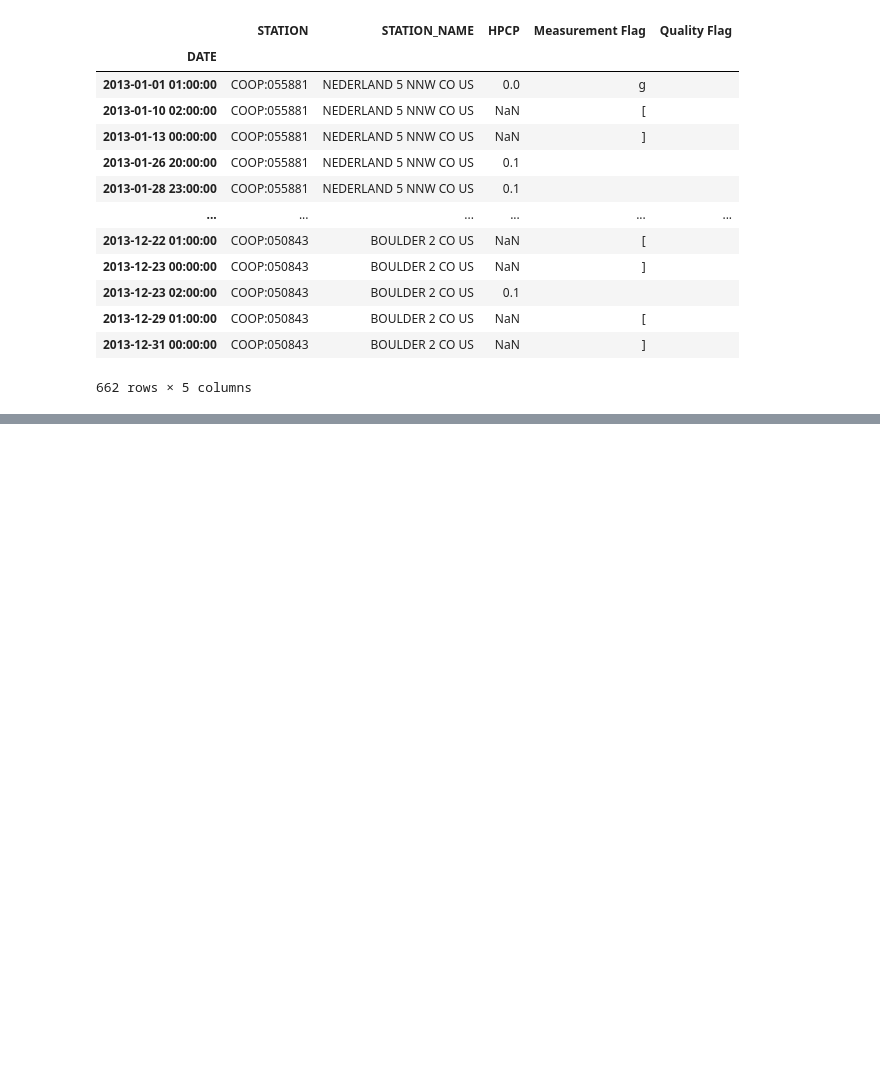
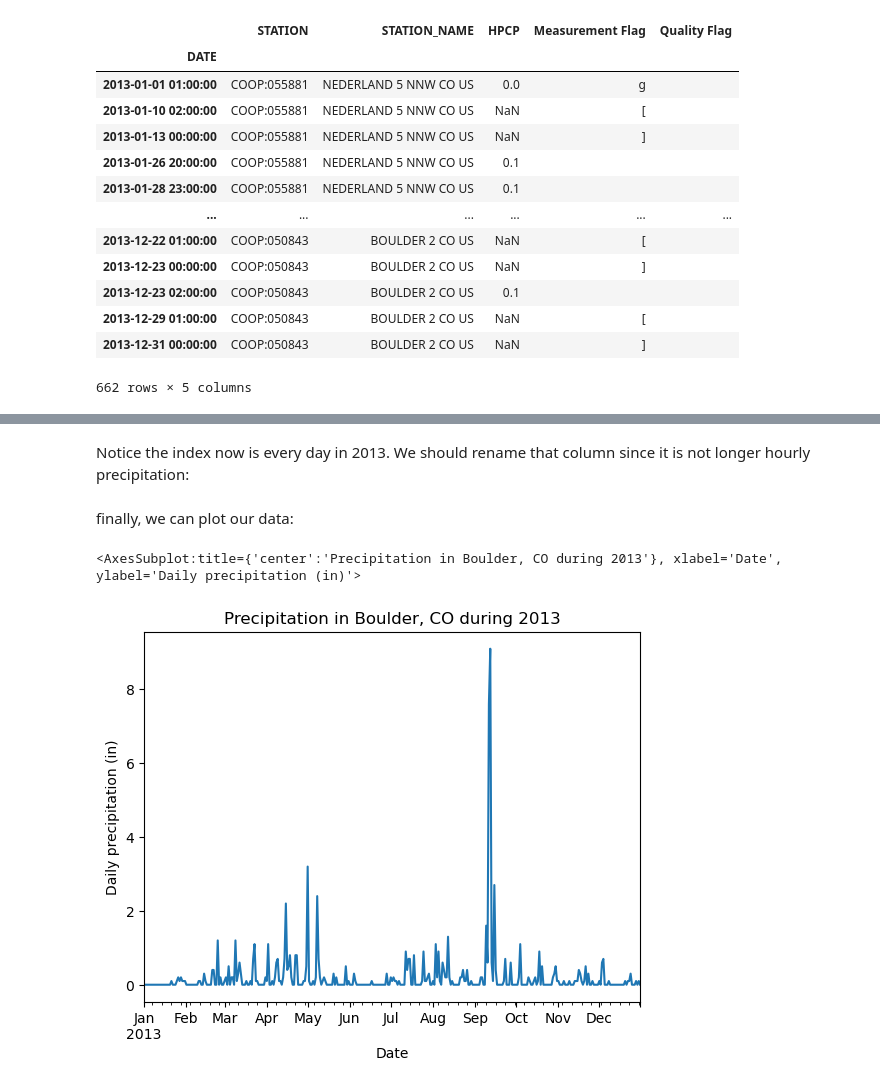
Before and after one commit to a-ramji/eds220-week2, a Jupyter notebook: lesson-7.ipynb, the cells around one changed output, grey strips where cells are left out. Saved outputs shown, nothing was run; the diff lists cells and outputs as text; code cells hidden in the pictures; blank space fills up the shorter version.

```diff
--- a/lesson-7.ipynb
+++ b/lesson-7.ipynb
@@ -271,0 +309,5 @@ precip.loc['2013']
+# %%
+# total daily precipitation in 2013
+daily_precip_2013 = precip.loc['2013'].resample('D').sum()
+
+daily_precip_2013
@@ -271,0 +329,16 @@ precip.loc['2013']
+# %% [markdown]
+Notice the index now is every day in 2013. We should rename that column since it is not longer hourly precipitation:
+# %%
+# rename column
+daily_precip_2013 = daily_precip_2013.rename(columns={'HPCP':'daily_precipitation'})
+# %% [markdown]
+finally, we can plot our data:
+# %%
+daily_precip_2013.plot(ylabel='Daily precipitation (in)',
+                       xlabel='Date',
+                       title='Precipitation in Boulder, CO during 2013',
+                       legend=False
+                      )
+# %% [output]
+<AxesSubplot:title={'center':'Precipitation in Boulder, CO during 2013'}, xlabel='Date', ylabel='Daily precipitation (in)'>
+[figure, added]
```
Also changed, not shown: parts of 10 cells of this notebook.
